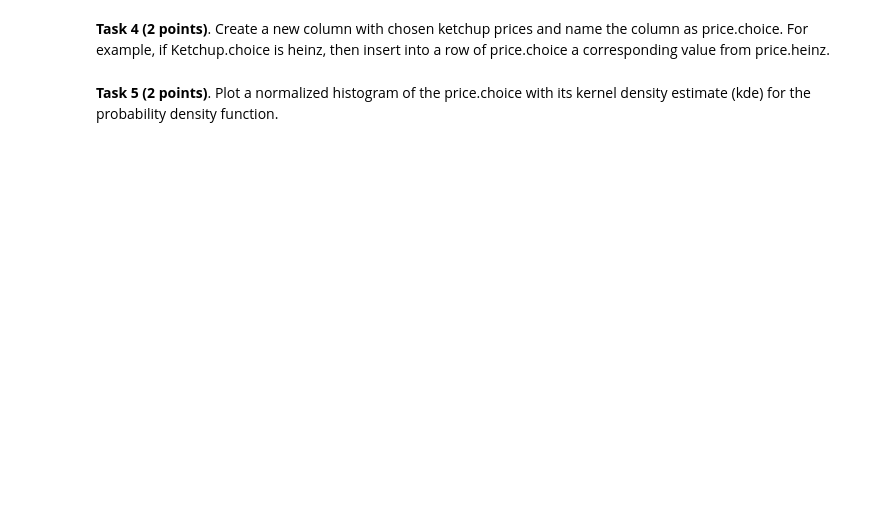
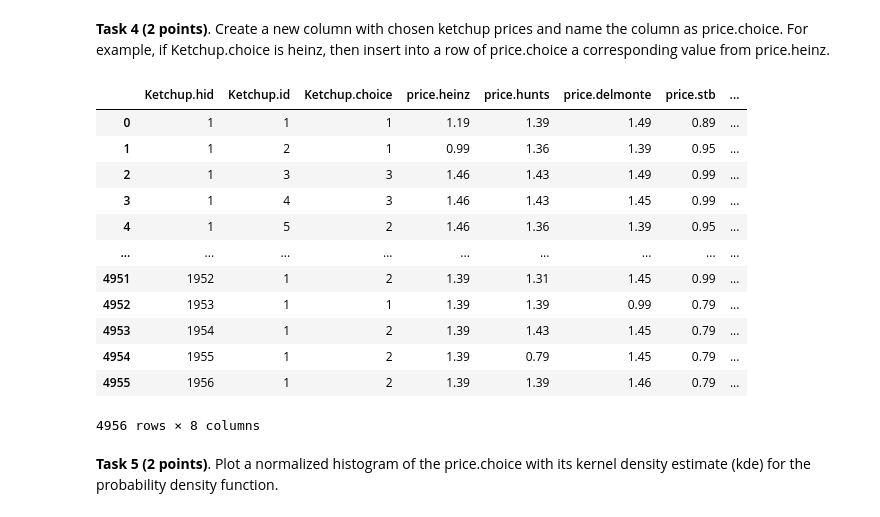
Before and after one commit to segmue/ESC403_assignments, a Jupyter notebook: Week2/Session_02.ipynb, the cells around one changed output. Cells and saved outputs as stored; diff of their text form; code cells hidden in the pictures; blank space fills up the shorter version.

```diff
--- a/Week2/Session_02.ipynb
+++ b/Week2/Session_02.ipynb
@@ -139,4 +181,36 @@ array([[<Axes: title={'center': 'price.delmonte'}>]], dtype=object)
 # %% [markdown]
 **Task 4 (2 points)**. Create a new column with chosen ketchup prices and name the column as price.choice. For example, if Ketchup.choice is heinz, then insert into a row of price.choice a corresponding value from price.heinz.
+# %%
+choice_vars = [
+    (data['Ketchup.choice']== 1),
+    (data['Ketchup.choice']== 2),
+    (data['Ketchup.choice']== 3),
+    (data['Ketchup.choice']== 4)
+    ]
+
+values = [
+    data["price.heinz"],
+    data["price.stb"],
+    data["price.hunts"],
+    data["price.delmonte"]
+    ]
+
+
+data['price.choice']  = np.select(choice_vars, values)
+data
+# %% [output]
+|  | Ketchup.hid | Ketchup.id | Ketchup.choice | price.heinz | price.hunts | price.delmonte | price.stb | ... |
+| 0 | 1 | 1 | 1 | 1.19 | 1.39 | 1.49 | 0.89 | ... |
+| 1 | 1 | 2 | 1 | 0.99 | 1.36 | 1.39 | 0.95 | ... |
+| 2 | 1 | 3 | 3 | 1.46 | 1.43 | 1.49 | 0.99 | ... |
+| 3 | 1 | 4 | 3 | 1.46 | 1.43 | 1.45 | 0.99 | ... |
+| 4 | 1 | 5 | 2 | 1.46 | 1.36 | 1.39 | 0.95 | ... |
+| ... | ... | ... | ... | ... | ... | ... | ... | ... |
+| 4951 | 1952 | 1 | 2 | 1.39 | 1.31 | 1.45 | 0.99 | ... |
+| 4952 | 1953 | 1 | 1 | 1.39 | 1.39 | 0.99 | 0.79 | ... |
+| 4953 | 1954 | 1 | 2 | 1.39 | 1.43 | 1.45 | 0.79 | ... |
+| 4954 | 1955 | 1 | 2 | 1.39 | 0.79 | 1.45 | 0.79 | ... |
+| 4955 | 1956 | 1 | 2 | 1.39 | 1.39 | 1.46 | 0.79 | ... |
+4956 rows × 8 columns
 # %% [markdown]
 **Task 5 (2 points)**. Plot a normalized histogram of the price.choice with its kernel density estimate (kde) for the probability density function.
```
Also changed, not shown: parts of 9 cells of this notebook, 1 other file.
